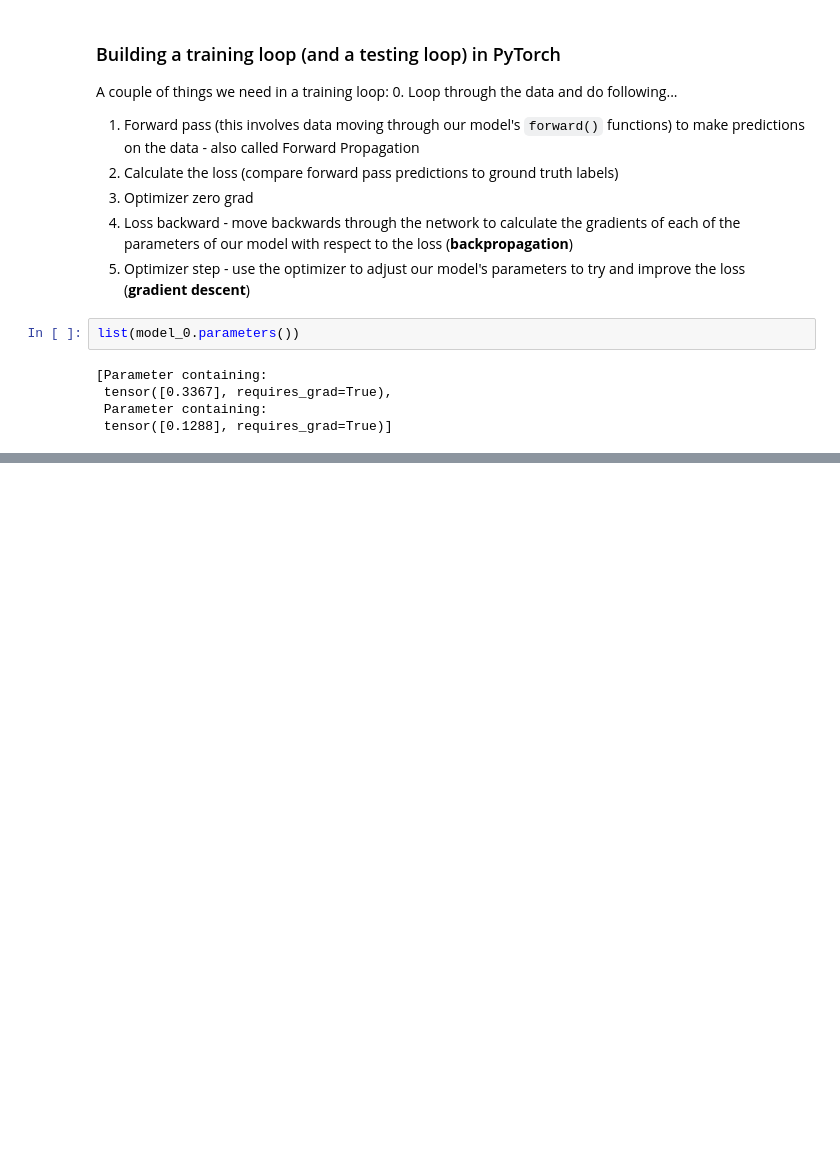
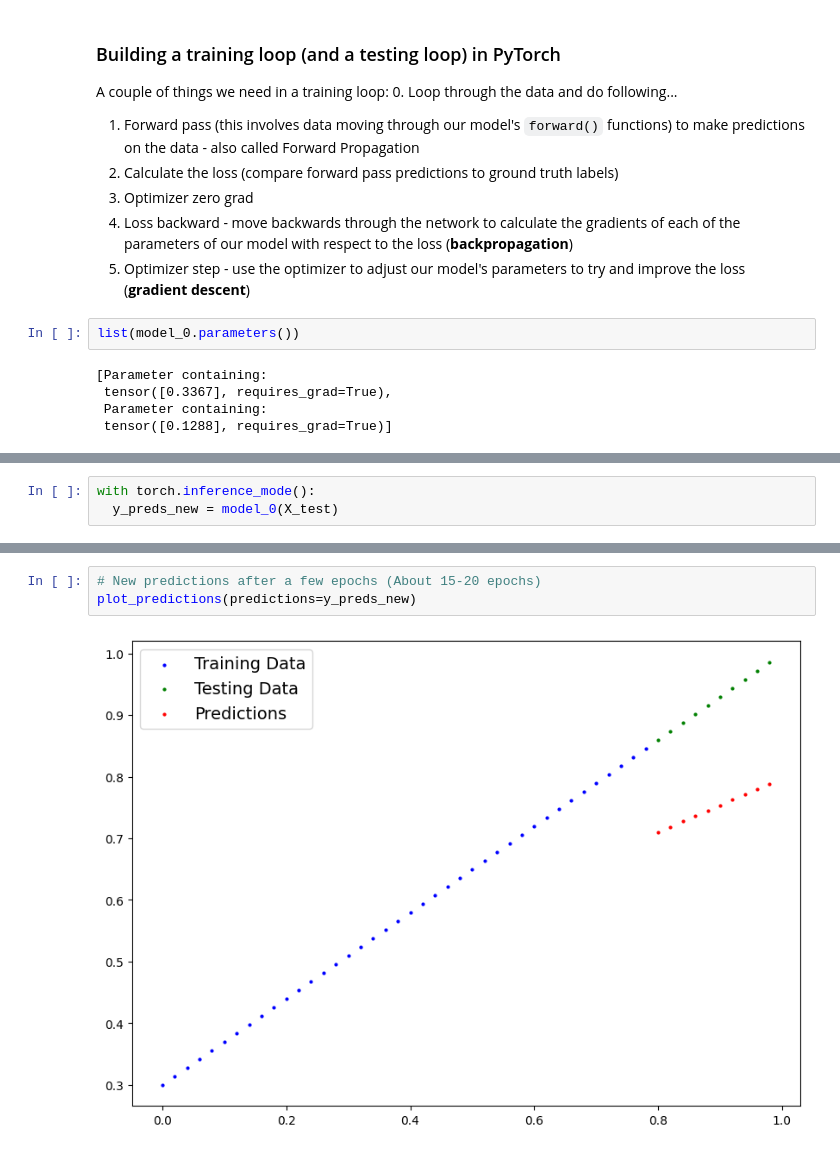
Before and after one commit to yash121299/PyTorch_Learning, a Jupyter notebook: 01_PyTorch_Workflow.ipynb, the cells around one changed output, grey strips where cells are left out. Drawn from its saved outputs; the diff is of its cells as text; blank space fills up the shorter version.

```diff
--- a/01_PyTorch_Workflow.ipynb
+++ b/01_PyTorch_Workflow.ipynb
@@ -471,0 +485,3 @@ for epoch in range(epochs):
+# %%
+with torch.inference_mode():
+  y_preds_new = model_0(X_test)
@@ -471,0 +493,5 @@ for epoch in range(epochs):
+# %%
+# New predictions after a few epochs (About 15-20 epochs)
+plot_predictions(predictions=y_preds_new)
+# %% [output]
+[figure, added]
```
Also changed, not shown: parts of 11 cells of this notebook.
